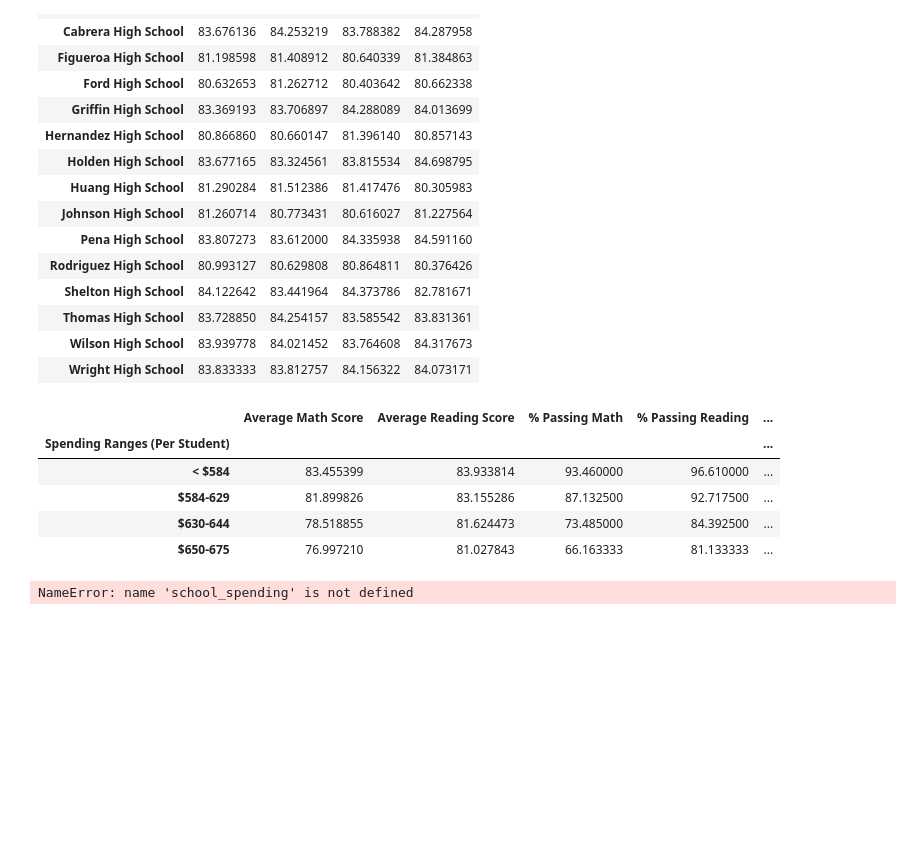
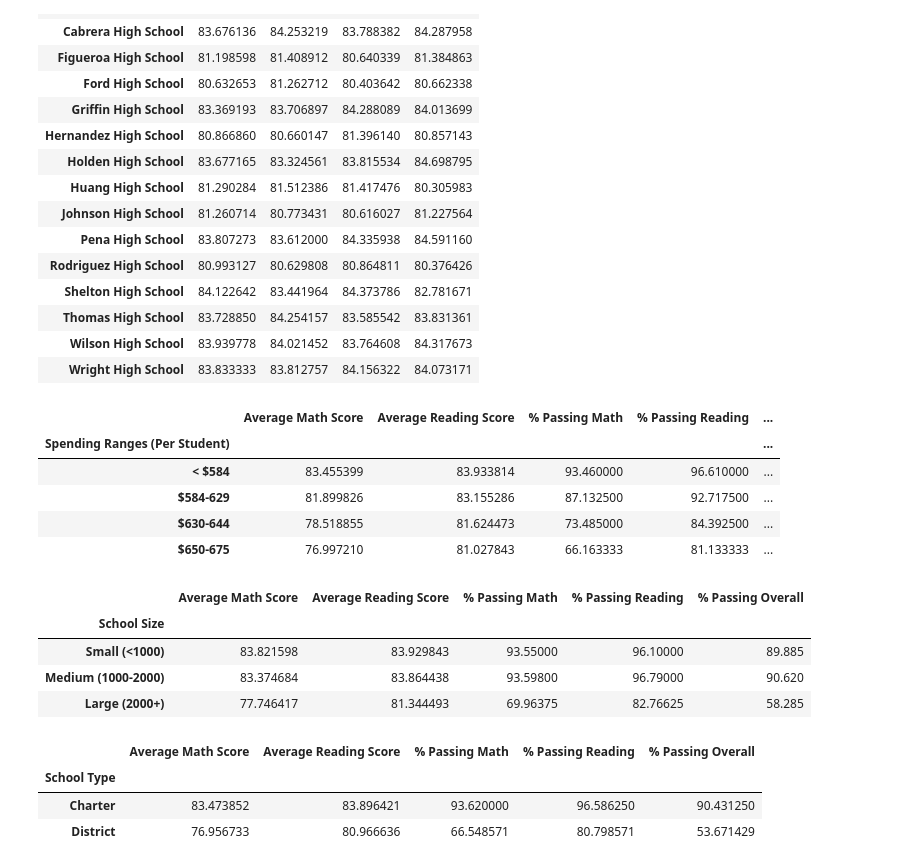
Before and after one commit to JohnShuford/Pandas-Challenge, a Jupyter notebook: PyCitySchools/PyCitySchools.ipynb, the cells around one changed output. Saved outputs shown, nothing was run; the diff lists cells and outputs as text; code cells hidden in the pictures; blank space fills up the shorter version.

Commit message:
adding the school type data frame

```diff
--- a/PyCitySchools/PyCitySchools.ipynb
+++ b/PyCitySchools/PyCitySchools.ipynb
@@ -235,17 +235,21 @@ school_spending
 # %%
 #schools by size
 
 #create bins for a small school(>1000), medium school, (1000-2000), large school (2000+)
 size_bins = [0, 1000, 2000, 5000]
 #create the labels
 size_labels = ['Small (<1000)', 'Medium (1000-2000)', 'Large (2000+)']
 #slicing the data and putting it into bins
 schools_renamed['School Size'] = pd.cut(schools_renamed['Total Students'],
                                        bins = size_bins, labels = size_labels)
-#groupig by the n
-school_size =
+#groupig by the new column
+school_size = schools_renamed.groupby('School Size').mean()
 school_size = school_size[['Average Math Score', 'Average Reading Score',
                                    '% Passing Math', '% Passing Reading', '% Passing Overall']]
 school_size
 # %% [output]
-NameError: name 'school_spending' is not defined
+|  | Average Math Score | Average Reading Score | % Passing Math | % Passing Reading | % Passing Overall |
+| School Size |  |  |  |  |  |
+| Small (<1000) | 83.821598 | 83.929843 | 93.55000 | 96.10000 | 89.885 |
+| Medium (1000-2000) | 83.374684 | 83.864438 | 93.59800 | 96.79000 | 90.620 |
+| Large (2000+) | 77.746417 | 81.344493 | 69.96375 | 82.76625 | 58.285 |
@@ -257,0 +256,13 @@ NameError: name 'school_spending' is not defined
+# %%
+
+
+#change to index by school
+school_type = schools_renamed.groupby('School Type').mean()
+school_type = school_type[['Average Math Score', 'Average Reading Score',
+                                   '% Passing Math', '% Passing Reading', '% Passing Overall']]
+school_type
+# %% [output]
+|  | Average Math Score | Average Reading Score | % Passing Math | % Passing Reading | % Passing Overall |
+| School Type |  |  |  |  |  |
+| Charter | 83.473852 | 83.896421 | 93.620000 | 96.586250 | 90.431250 |
+| District | 76.956733 | 80.966636 | 66.548571 | 80.798571 | 53.671429 |
```
Also changed, not shown: parts of 1 cell of this notebook.
